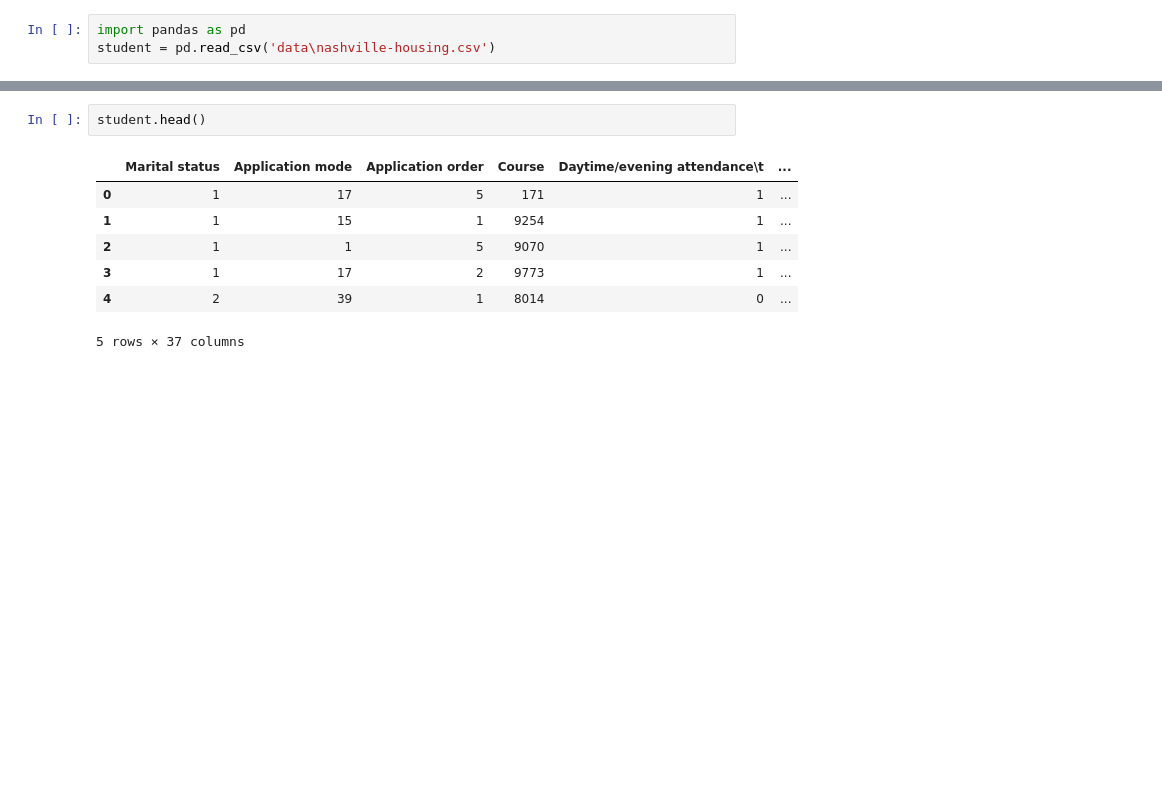
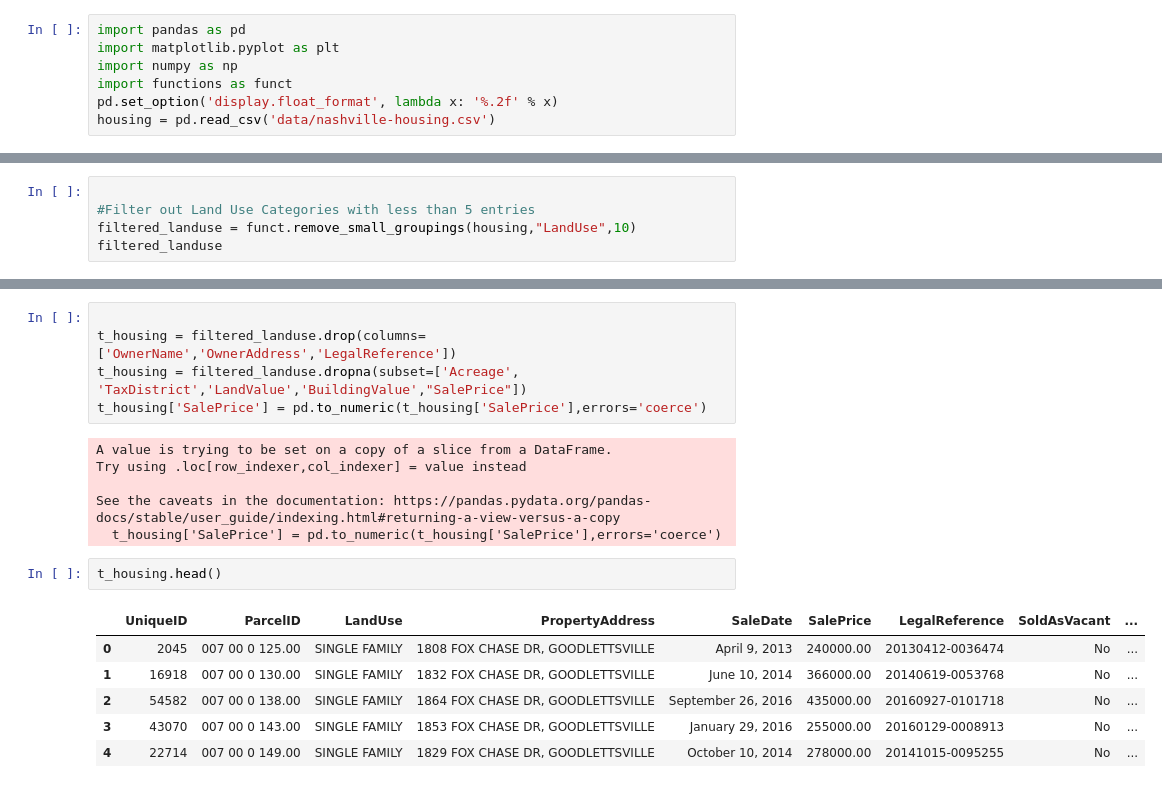
Before and after one commit to RobTheRobber/nashville-housing, a Jupyter notebook: nashville-housing.ipynb, the cells around one changed output, grey strips where cells are left out. Drawn from its saved outputs; the diff is of its cells as text; blank space fills up the shorter version.

```diff
--- a/nashville-housing.ipynb
+++ b/nashville-housing.ipynb
@@ -1,3 +1,7 @@
 # %%
 import pandas as pd
-student = pd.read_csv('data\nashville-housing.csv')
+import matplotlib.pyplot as plt
+import numpy as np
+import functions as funct
+pd.set_option('display.float_format', lambda x: '%.2f' % x)
+housing = pd.read_csv('data/nashville-housing.csv')
@@ -5,0 +8,5 @@ OSError: [Errno 22] Invalid argument: 'data\nashville-housing.csv'
+# %%
+
+#Filter out Land Use Categories with less than 5 entries
+filtered_landuse = funct.remove_small_groupings(housing,"LandUse",10)
+filtered_landuse
@@ -6,10 +27,20 @@ OSError: [Errno 22] Invalid argument: 'data\nashville-housing.csv'
+# %%
+
+t_housing = filtered_landuse.drop(columns=['OwnerName','OwnerAddress','LegalReference'])
+t_housing = filtered_landuse.dropna(subset=['Acreage', 'TaxDistrict','LandValue','BuildingValue',"SalePrice"])
+t_housing['SalePrice'] = pd.to_numeric(t_housing['SalePrice'],errors='coerce')
+# %% [output]
+A value is trying to be set on a copy of a slice from a DataFrame.
+Try using .loc[row_indexer,col_indexer] = value instead
+
+See the caveats in the documentation: https://pandas.pydata.org/pandas-docs/stable/user_guide/indexing.html#returning-a-view-versus-a-copy
+  t_housing['SalePrice'] = pd.to_numeric(t_housing['SalePrice'],errors='coerce')
 # %%
-student.head()
+t_housing.head()
 # %% [output]
-|  | Marital status | Application mode | Application order | Course | Daytime/evening attendance\t | ... |
-| 0 | 1 | 17 | 5 | 171 | 1 | ... |
-| 1 | 1 | 15 | 1 | 9254 | 1 | ... |
-| 2 | 1 | 1 | 5 | 9070 | 1 | ... |
-| 3 | 1 | 17 | 2 | 9773 | 1 | ... |
-| 4 | 2 | 39 | 1 | 8014 | 0 | ... |
+|  | UniqueID | ParcelID | LandUse | PropertyAddress | SaleDate | SalePrice | LegalReference | SoldAsVacant | ... |
+| 0 | 2045 | 007 00 0 125.00 | SINGLE FAMILY | 1808 FOX CHASE DR, GOODLETTSVILLE | April 9, 2013 | 240000.00 | 20130412-0036474 | No | ... |
+| 1 | 16918 | 007 00 0 130.00 | SINGLE FAMILY | 1832 FOX CHASE DR, GOODLETTSVILLE | June 10, 2014 | 366000.00 | 20140619-0053768 | No | ... |
+| 2 | 54582 | 007 00 0 138.00 | SINGLE FAMILY | 1864 FOX CHASE DR, GOODLETTSVILLE | September 26, 2016 | 435000.00 | 20160927-0101718 | No | ... |
+| 3 | 43070 | 007 00 0 143.00 | SINGLE FAMILY | 1853 FOX CHASE DR, GOODLETTSVILLE | January 29, 2016 | 255000.00 | 20160129-0008913 | No | ... |
+| 4 | 22714 | 007 00 0 149.00 | SINGLE FAMILY | 1829 FOX CHASE DR, GOODLETTSVILLE | October 10, 2014 | 278000.00 | 20141015-0095255 | No | ... |
-5 rows × 37 columns
```
Also changed, not shown: parts of 7 cells of this notebook, 6 other files.
